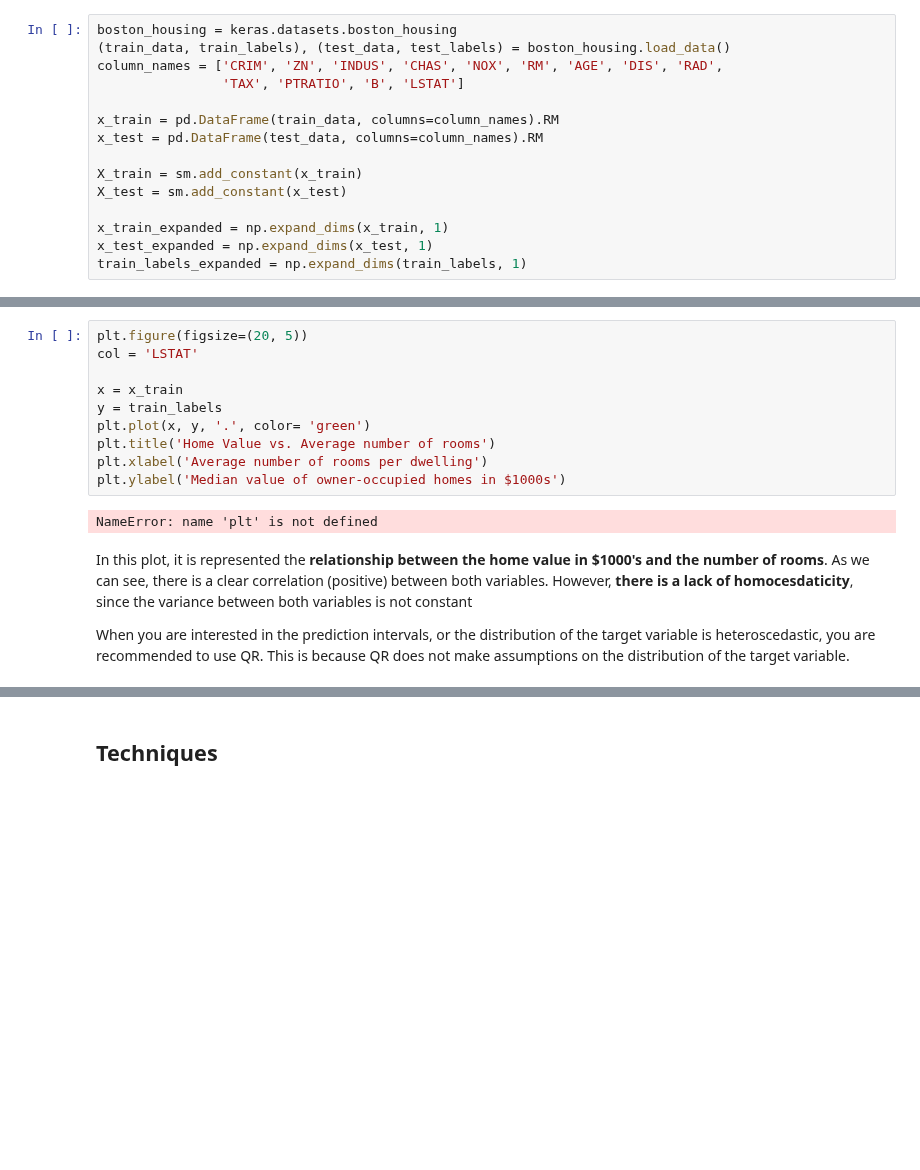
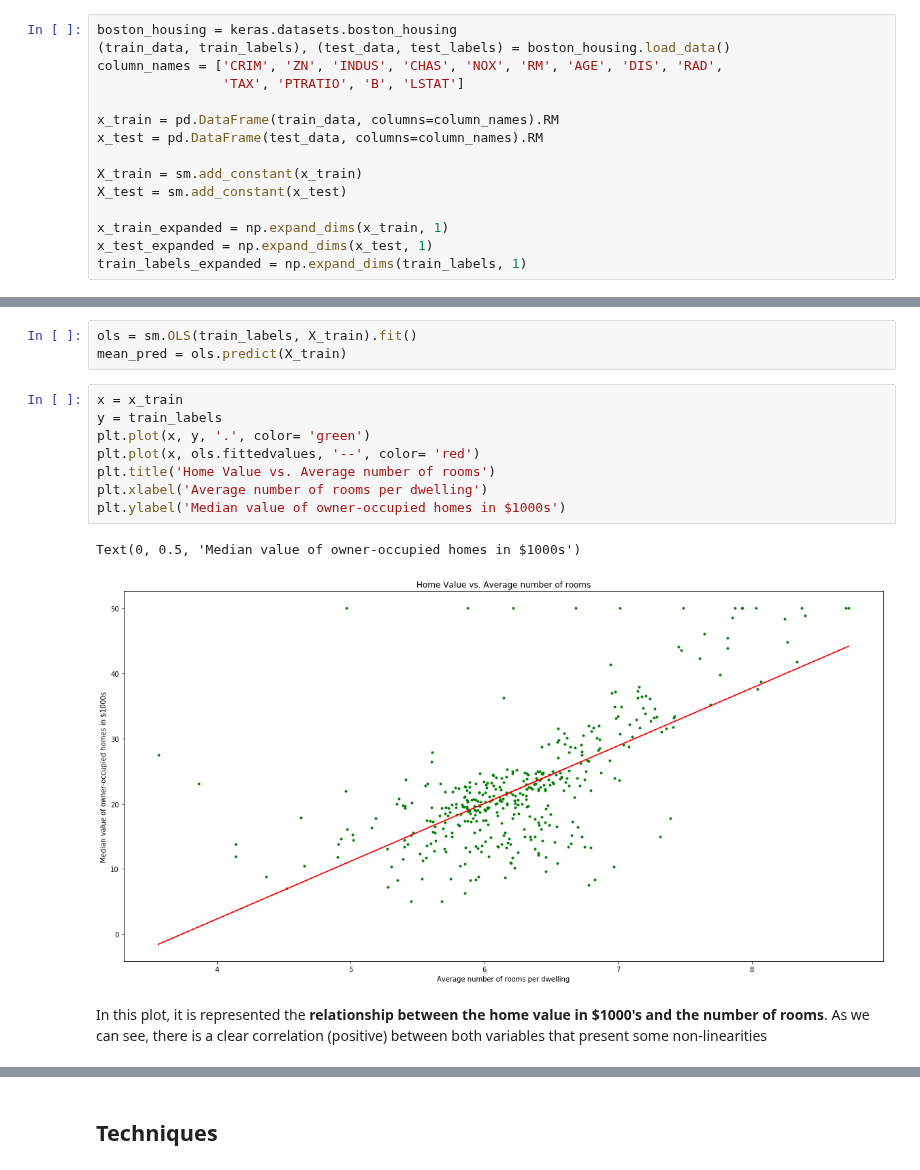
Before and after one commit to beeva/TEC_LAB-bayesian_probabilistic, a Jupyter notebook: bayesian_deep_learning/uncertainty_estimation/quantile_regression/experiments/01-quantile_regression/quantile_regression_techniques.ipynb, the cells around one changed output, grey strips where cells are left out. Saved outputs shown, nothing was run; the diff lists cells and outputs as text; blank space fills up the shorter version.

```diff
--- a/bayesian_deep_learning/uncertainty_estimation/quantile_regression/experiments/01-quantile_regression/quantile_regression_techniques.ipynb
+++ b/bayesian_deep_learning/uncertainty_estimation/quantile_regression/experiments/01-quantile_regression/quantile_regression_techniques.ipynb
@@ -66,17 +72,16 @@ train_labels_expanded = np.expand_dims(train_labels, 1)
+# %%
+ols = sm.OLS(train_labels, X_train).fit()
+mean_pred = ols.predict(X_train)
 # %%
-plt.figure(figsize=(20, 5))
-col = 'LSTAT'
-
 x = x_train
 y = train_labels
 plt.plot(x, y, '.', color= 'green')
+plt.plot(x, ols.fittedvalues, '--', color= 'red')
 plt.title('Home Value vs. Average number of rooms')
 plt.xlabel('Average number of rooms per dwelling')
 plt.ylabel('Median value of owner-occupied homes in $1000s')
 # %% [output]
-NameError: name 'plt' is not defined
+Text(0, 0.5, 'Median value of owner-occupied homes in $1000s')
+[figure, added]
 # %% [markdown]
-In this plot, it is represented the **relationship between the home value in $1000's and the number of rooms**. As we can see, there is a clear correlation (positive) between both variables. However, **there is a lack of homocesdaticity**, since the variance between both variables is not constant
-
-
-When you are interested in the prediction intervals, or the distribution of the target variable is heteroscedastic, you are recommended to use QR. This is because QR does not make assumptions on the distribution of the target variable.
+In this plot, it is represented the **relationship between the home value in $1000's and the number of rooms**. As we can see, there is a clear correlation (positive) between both variables that present some non-linearities
```
Also changed, not shown: parts of 8 cells of this notebook.
